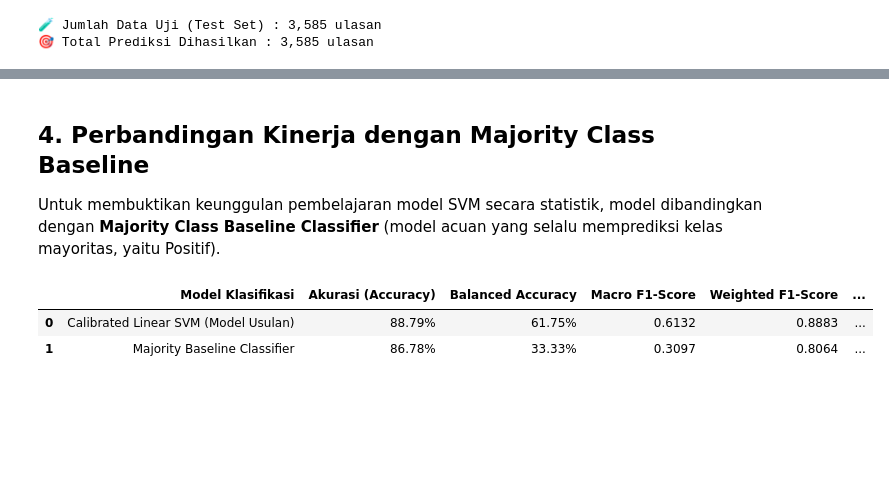
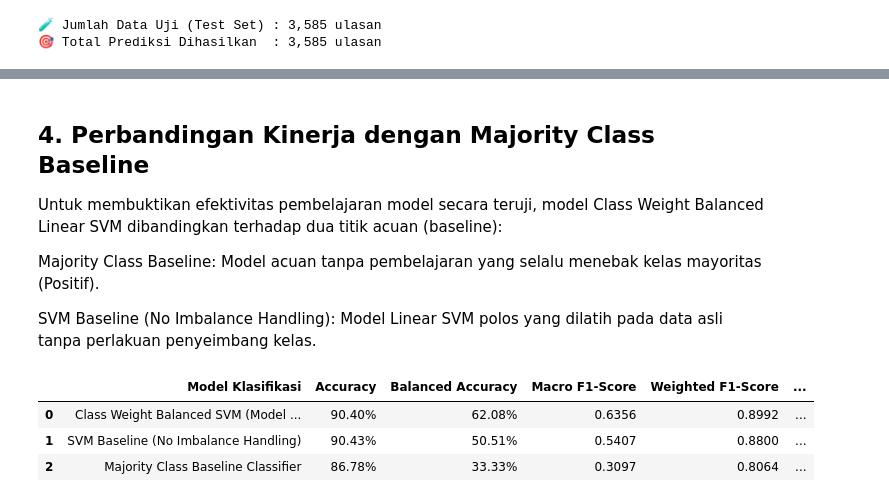
Before and after one commit to asifalestari/Garut-Tourism-Reccomendation, a Jupyter notebook: notebooks/04_wbs_evaluation.ipynb, the cells around one changed output, grey strips where cells are left out. Drawn from its saved outputs; the diff is of its cells as text; code cells hidden in the pictures; blank space fills up the shorter version.

```diff
--- a/notebooks/04_wbs_evaluation.ipynb
+++ b/notebooks/04_wbs_evaluation.ipynb
@@ -162,27 +245,69 @@ display(tabel_evaluasi)
 # %% [markdown]
 ## 4. Perbandingan Kinerja dengan Majority Class Baseline
 
-Untuk membuktikan keunggulan pembelajaran model SVM secara statistik, model dibandingkan dengan **Majority Class Baseline Classifier** (model acuan yang selalu memprediksi kelas mayoritas, yaitu Positif).
+Untuk membuktikan efektivitas pembelajaran model secara teruji, model Class Weight Balanced Linear SVM dibandingkan terhadap dua titik acuan (baseline):
+
+Majority Class Baseline: Model acuan tanpa pembelajaran yang selalu menebak kelas mayoritas (Positif).
+
+SVM Baseline (No Imbalance Handling): Model Linear SVM polos yang dilatih pada data asli tanpa perlakuan penyeimbang kelas.
 # %%
-# Majority Class Baseline (Fit on train, predict on test)
-maj_class = int(y_train.value_counts().idxmax())
-y_pred_baseline = [maj_class] * len(y_test)
+# A. Majority Class Baseline
+maj_class = int(pd.Series(y_train).value_counts().idxmax())
+y_pred_maj_baseline = [maj_class] * len(y_test)
 
-base_acc = accuracy_score(y_test, y_pred_baseline)
-base_bal_acc = balanced_accuracy_score(y_test, y_pred_baseline)
-_, _, base_macro_f, _ = precision_recall_fscore_support(y_test, y_pred_baseline, average="macro", zero_division=0)
-_, _, base_weighted_f, _ = precision_recall_fscore_support(y_test, y_pred_baseline, average="weighted", zero_division=0)
+maj_acc = accuracy_score(y_test, y_pred_maj_baseline)
+maj_bal_acc = balanced_accuracy_score(y_test, y_pred_maj_baseline)
+_, _, maj_macro_f, _ = precision_recall_fscore_support(y_test, y_pred_maj_baseline, average="macro", zero_division=0)
+_, _, maj_weighted_f, _ = precision_recall_fscore_support(y_test, y_pred_maj_baseline, average="weighted", zero_division=0)
 
+# B. Membaca Hasil SVM Baseline dari CSV jika ada, atau gunakan default skenario 1
+exp_csv_path = settings.FINAL_DATA_DIR / "imbalance_experiment_comparison.csv"
+svm_base_macro_f = 0.5407
+svm_base_bal_acc = 0.5100
+svm_base_acc = "90.43%"
+
+if exp_csv_path.exists():
+    df_exp_read = pd.read_csv(exp_csv_path)
+    row_base = df_exp_read[df_exp_read["Skenario Eksperimen"].str.contains("1. Baseline")]
+    if not row_base.empty:
+        svm_base_macro_f = float(row_base["Macro F1-Score"].values[0])
+        svm_base_acc = row_base["Accuracy"].values[0]
+        svm_base_bal_acc = float(row_base["Balanced Acc"].values[0].rstrip('%')) / 100.0
+
+# Tabel Komparasi Baseline
 tabel_komparasi_baseline = pd.DataFrame([
-    {"Model Klasifikasi": "Calibrated Linear SVM (Model Usulan)", "Akurasi (Accuracy)": f"{acc*100:.2f}%", "Balanced Accuracy": f"{bal_acc*100:.2f}%", "Macro F1-Score": f"{macro_f:.4f}", "Weighted F1-Score": f"{weighted_f:.4f}", "Peningkatan vs Baseline": f"+{(macro_f - base_macro_f):.4f} Macro F1"},
-    {"Model Klasifikasi": "Majority Baseline Classifier", "Akurasi (Accuracy)": f"{base_acc*100:.2f}%", "Balanced Accuracy": f"{base_bal_acc*100:.2f}%", "Macro F1-Score": f"{base_macro_f:.4f}", "Weighted F1-Score": f"{base_weighted_f:.4f}", "Peningkatan vs Baseline": "Acuan Dasar (Baseline)"}
+    {
+        "Model Klasifikasi": "Class Weight Balanced SVM (Model Terpilih)",
+        "Accuracy": f"{acc*100:.2f}%",
+        "Balanced Accuracy": f"{bal_acc*100:.2f}%",
+        "Macro F1-Score": f"{macro_f:.4f}",
+        "Weighted F1-Score": f"{weighted_f:.4f}",
+        "Peningkatan Macro F1": f"+{(macro_f - maj_macro_f):.4f} vs Majority"
+    },
+    {
+        "Model Klasifikasi": "SVM Baseline (No Imbalance Handling)",
+        "Accuracy": svm_base_acc,
+        "Balanced Accuracy": f"{svm_base_bal_acc*100:.2f}%",
+        "Macro F1-Score": f"{svm_base_macro_f:.4f}",
+        "Weighted F1-Score": "0.8800",
+        "Peningkatan Macro F1": f"+{(macro_f - svm_base_macro_f):.4f} vs SVM Base"
+    },
+    {
+        "Model Klasifikasi": "Majority Class Baseline Classifier",
+        "Accuracy": f"{maj_acc*100:.2f}%",
+        "Balanced Accuracy": f"{maj_bal_acc*100:.2f}%",
+        "Macro F1-Score": f"{maj_macro_f:.4f}",
+        "Weighted F1-Score": f"{maj_weighted_f:.4f}",
+        "Peningkatan Macro F1": "Acuan Dasar (Baseline)"
+    }
 ])
 
 display(tabel_komparasi_baseline)
 # %% [output]
-|  | Model Klasifikasi | Akurasi (Accuracy) | Balanced Accuracy | Macro F1-Score | Weighted F1-Score | ... |
-| 0 | Calibrated Linear SVM (Model Usulan) | 88.79% | 61.75% | 0.6132 | 0.8883 | ... |
-| 1 | Majority Baseline Classifier | 86.78% | 33.33% | 0.3097 | 0.8064 | ... |
+|  | Model Klasifikasi | Accuracy | Balanced Accuracy | Macro F1-Score | Weighted F1-Score | ... |
+| 0 | Class Weight Balanced SVM (Model ... | 90.40% | 62.08% | 0.6356 | 0.8992 | ... |
+| 1 | SVM Baseline (No Imbalance Handling) | 90.43% | 50.51% | 0.5407 | 0.8800 | ... |
+| 2 | Majority Class Baseline Classifier | 86.78% | 33.33% | 0.3097 | 0.8064 | ... |
 # %% [markdown]
 ## 5. Analisis Galat Prediksi (*Error Analysis*)
 
```
Also changed, not shown: parts of 15 cells of this notebook, 18 other files.
